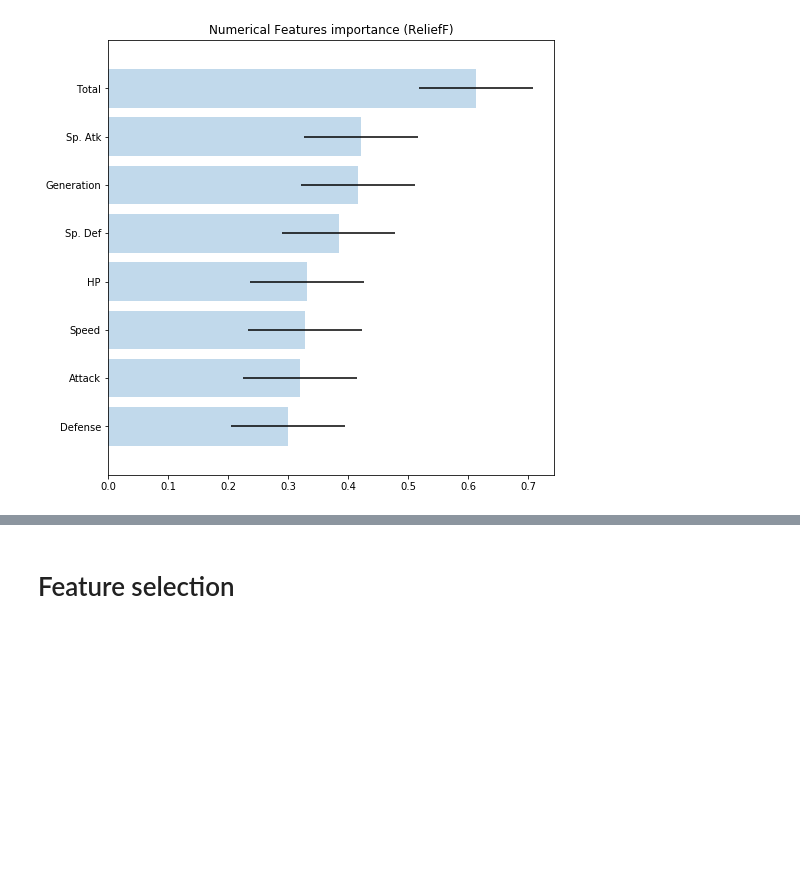
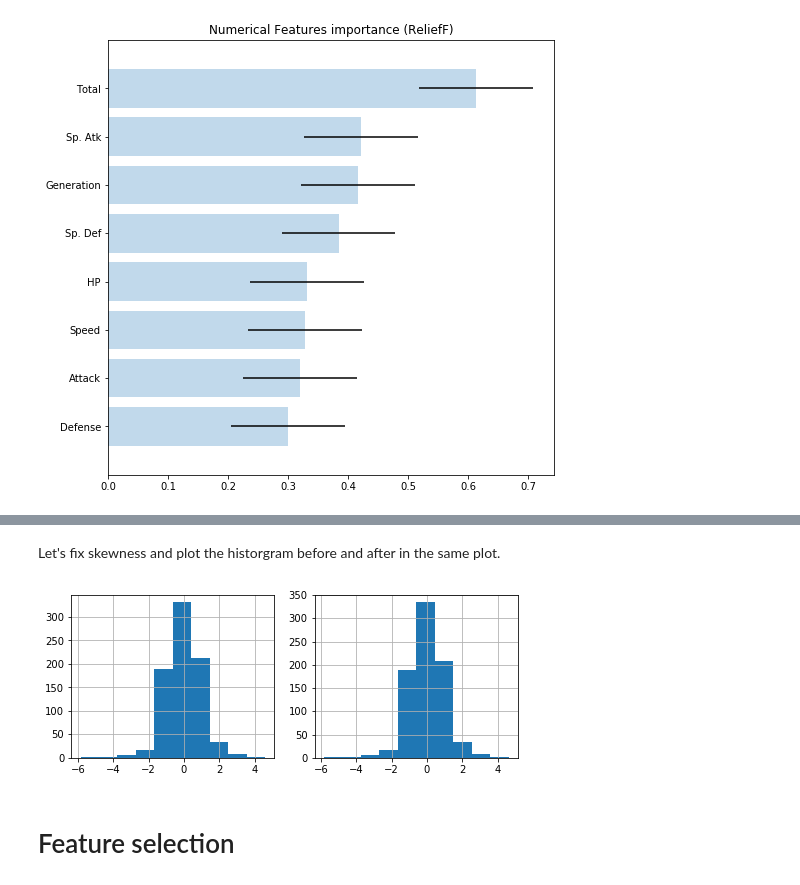
Before and after one commit to renero/dataset, a Jupyter notebook: example.ipynb, the cells around one changed output, grey strips where cells are left out. Saved outputs shown, nothing was run; the diff lists cells and outputs as text; code cells hidden in the pictures; blank space fills up the shorter version.

Commit message:
Fix skewness updated

```diff
--- a/example.ipynb
+++ b/example.ipynb
@@ -237,2 +296,18 @@ pokemon.plot_importance()
+# %% [markdown]
+Let's fix skewness and plot the historgram before and after in the same plot.
+# %%
+plt.figure(figsize=(8,3))
+plt.subplot(121)
+pokemon.features['HP'].hist()
+
+# Fix skewness
+pokemon.fix_skewness()
+
+
+plt.subplot(122)
+pokemon.features['HP'].hist()
+plt.show()
+# %% [output]
+[figure, added]
 # %% [markdown]
 # Feature selection
```
Also changed, not shown: parts of 16 cells of this notebook, 1 other file.
